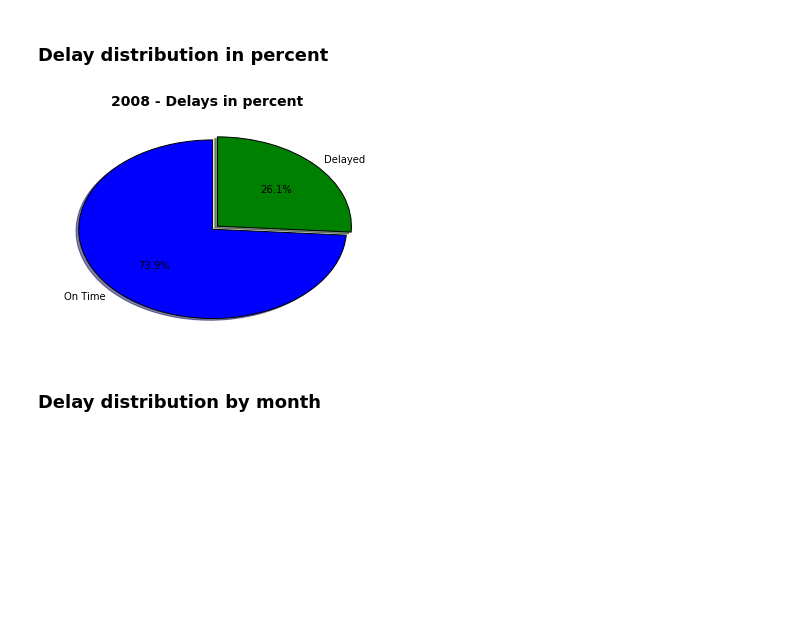
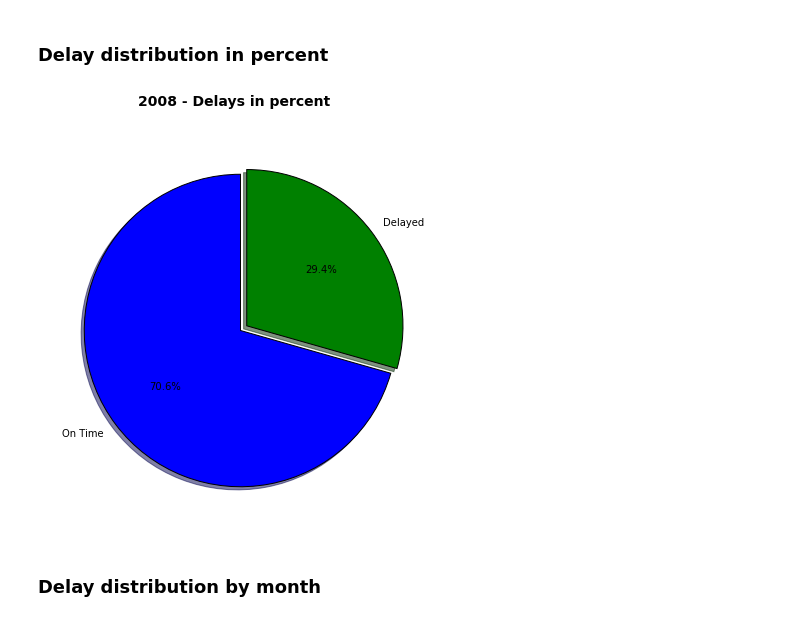
Before and after one commit to bsalimi/flight-delay, a Jupyter notebook: flight_delay.ipynb, the cells around one changed output. Cells and saved outputs as stored; diff of their text form; code cells hidden in the pictures; blank space fills up the shorter version.

```diff
--- a/flight_delay.ipynb
+++ b/flight_delay.ipynb
@@ -11,8 +12,8 @@ AIRPORT = 'ORD'
 
 base_dir = os.path.join('data')
 # http://stat-computing.org/dataexpo/2009/the-data.html
-input_path_2007 = os.path.join('flights', '2007.csv')
-input_path_2008 = os.path.join('flights', '2008.csv')
+input_path_2007 = os.path.join('flights', '2007_2.csv')
+input_path_2008 = os.path.join('flights', '2008_2.csv')
 # http://www.ncdc.noaa.gov/cdo-web/datasets/
 input_path_weather = os.path.join('flights', AIRPORT + '.csv')
 
@@ -24,24 +25,26 @@ raw_data_2007 = sc.textFile(file_name_2007)
 raw_data_2008 = sc.textFile(file_name_2008)
 weather_data = sc.textFile(file_name_weather)
 
-header = raw_data_2007.take(1)
+header1 = raw_data_2007.take(1)
 
 filtered_data_2007 = (raw_data_2007
                         # filter on Airport
-                        .filter(lambda line: ',' + AIRPORT + ',' in line)
+                        .filter(lambda l: ',' + AIRPORT + ',' in l)
                         # filter out cancelled flights
-                        .filter(lambda line: ',,' in line)
+                        .filter(lambda l: ',,' in l)
+                        # filter out header
                         .filter(lambda line: 'Year' not in line))
 filtered_data_2008 = (raw_data_2008
                         # filter on Airport
-                        .filter(lambda line: ',' + AIRPORT + ',' in line)
+                        .filter(lambda l: ',' + AIRPORT + ',' in l)
                         # filter out cancelled flights
-                        .filter(lambda line: ',,' in line)
-                        .filter(lambda line: 'Year' not in line))
+                        .filter(lambda l: ',,' in l)
+                        # filter out header
+                        .filter(lambda l: 'Year' not in l))
 
 # CRS = Computer Reservation System
 # scheduled time as opposed to the actual time
-print header
+print header1
 print filtered_data_2007.take(1)
 print filtered_data_2008.take(1)
 # %% [output]
@@ -99,9 +106,9 @@ def make_labeled_point(flight):
         features.append(float(weather_data[2]) / 10.0) # min temp (tenths of degrees C)
         features.append(float(weather_data[3]))        # average wind
 
-        return (LabeledPoint(lbl, np.array(features)))
+        return LabeledPoint(lbl, features)
     except:
-        return (LabeledPoint(0.0, [0.0 for i in range(10)]))
+        return LabeledPoint(0.0, [0.0 for i in range(10)])
 # %%
 weather_dict = sc.broadcast(make_weather_dict())
 
@@ -120,20 +127,20 @@ print test_data.take(1)
 # %%
 import matplotlib.pyplot as plt
 %matplotlib inline
 
 total = test_data.count()
 late = test_data.filter(lambda lp: lp.label == 1.0).count()
 labels = ['On Time', 'Delayed']
 fracs = [total - late, late]
-explode=(0, 0.05)
+explode = (0, 0.05)
 
-fig = plt.figure()
+fig = plt.figure(figsize=(7, 7))
 fig.suptitle('2008 - Delays in percent', fontsize=14, fontweight='bold')
 ax = fig.add_subplot(111)
 ax.pie(fracs, explode=explode, labels=labels, autopct='%1.1f%%', shadow=True, startangle=90)
 pass
 # %% [output]
-[figure, old version]
+[figure, new version]
 # %% [markdown]
 <h3>Delay distribution by month</h3>
 # %%
```
Also changed, not shown: parts of 13 cells of this notebook.
